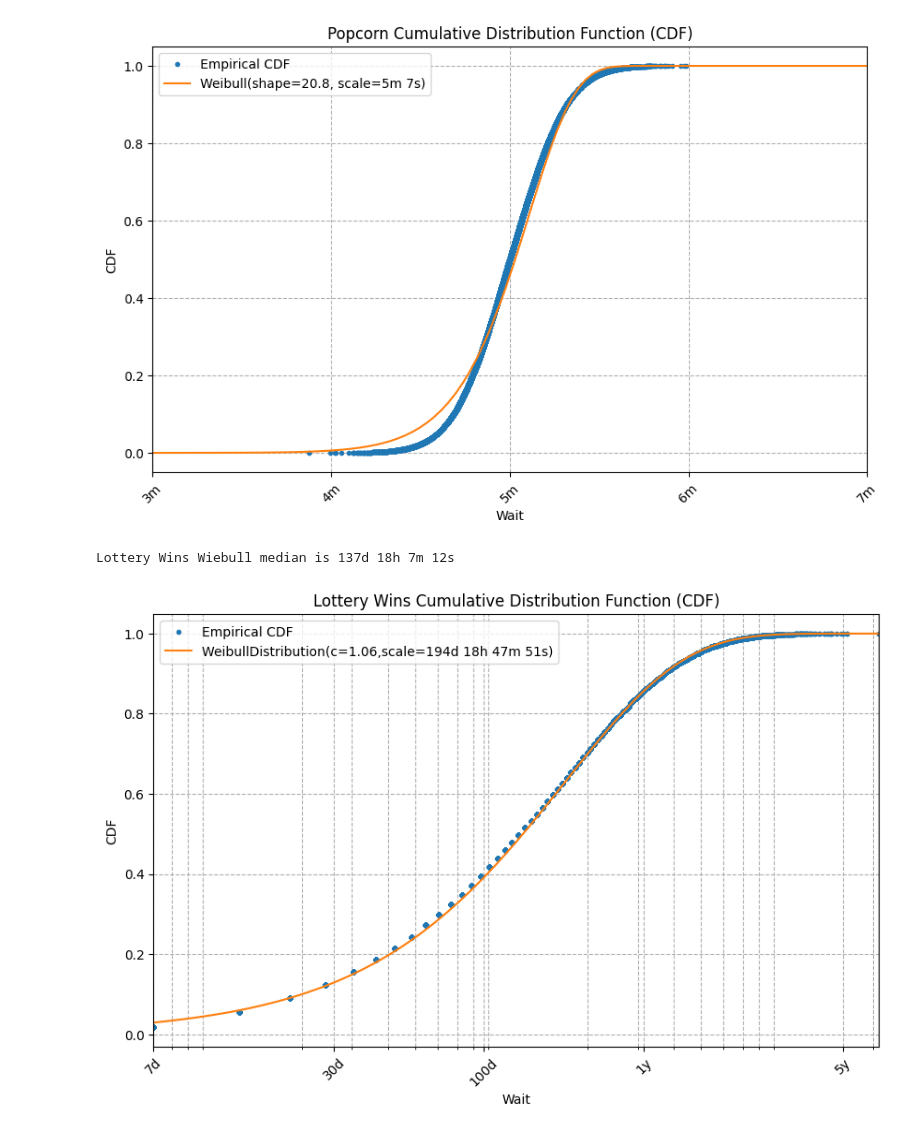
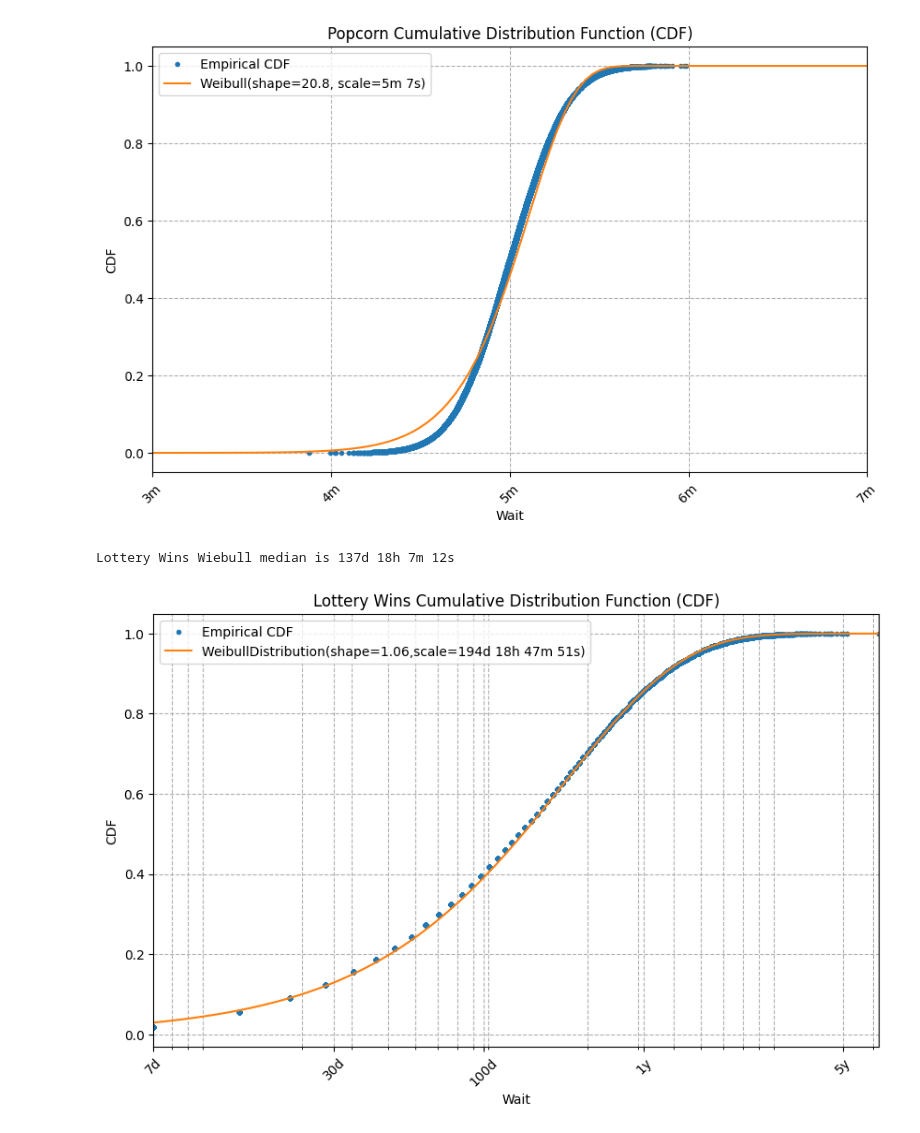
Before and after one commit to CarlKCarlK/wait-times, a Jupyter notebook: wait-times.ipynb, the cells around one changed output. Cells and saved outputs as stored; diff of their text form; code cells hidden in the pictures.

```diff
--- a/wait-times.ipynb
+++ b/wait-times.ipynb
@@ -301,9 +301,9 @@ Popcorn Wiebull median is 5m 2s
 # %%
 lotto_shape, _, lotto_w_scale = weibull_min.fit(lotto_df['Time Delta'].dt.total_seconds(), floc=0)
 lotto_weibull_dist = weibull_min(c=lotto_shape,scale=lotto_w_scale)
 print(f"Lottery Wins Wiebull median is {seconds_to_text(lotto_weibull_dist.median())}")
-lotto_weibull_label = f'WeibullDistribution(c={lotto_shape:.3},scale={seconds_to_text(lotto_w_scale)})'
+lotto_weibull_label = f'WeibullDistribution(shape={lotto_shape:.3},scale={seconds_to_text(lotto_w_scale)})'
 wait_cdf("Lottery Wins", lotto_df, wiki_wait_ticks, dist=lotto_weibull_dist, dist_label=lotto_weibull_label, xscale='log')
 # %% [output]
 Lottery Wins Wiebull median is 137d 18h 7m 12s
-[figure, old version]
+[figure, new version]
```
